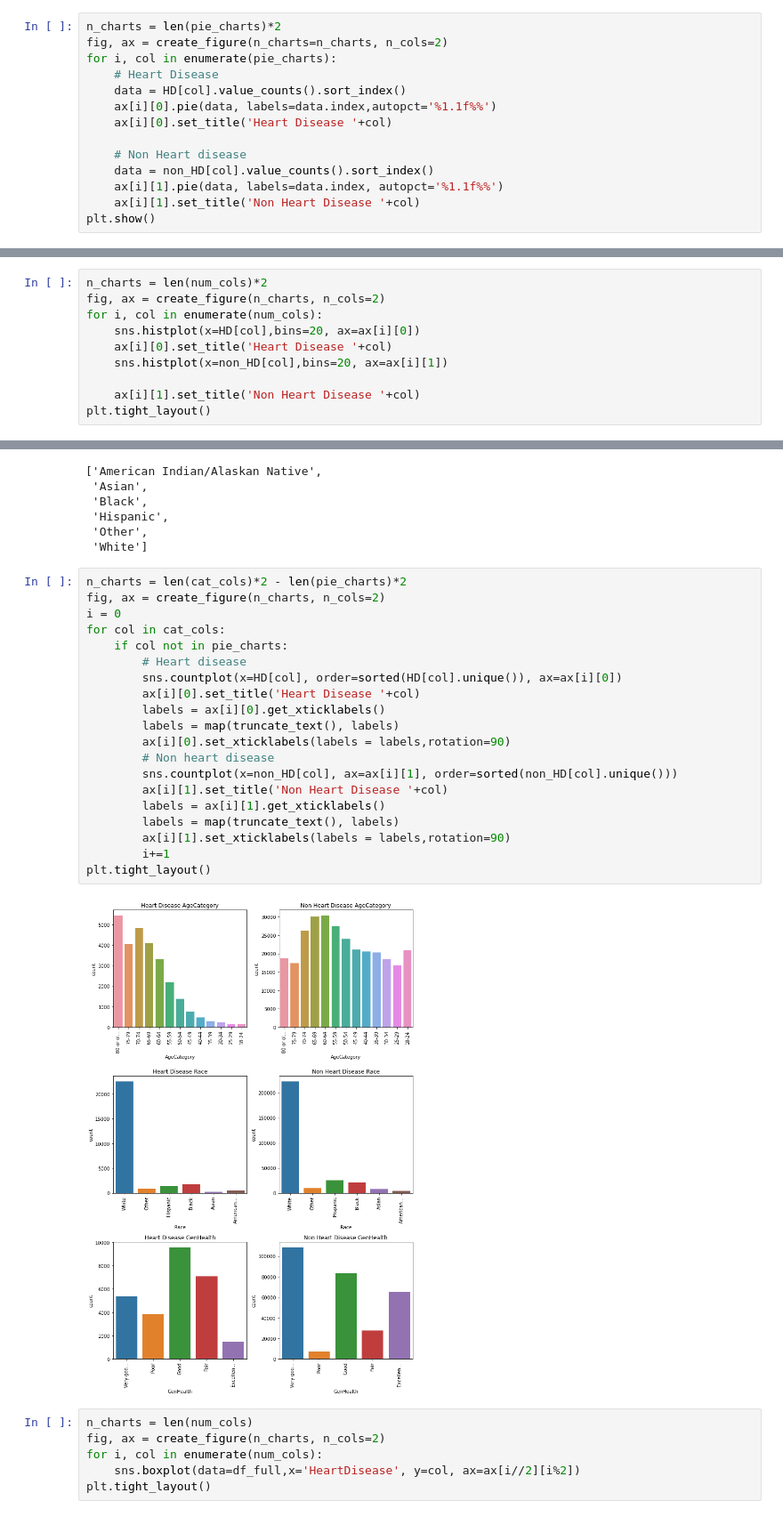
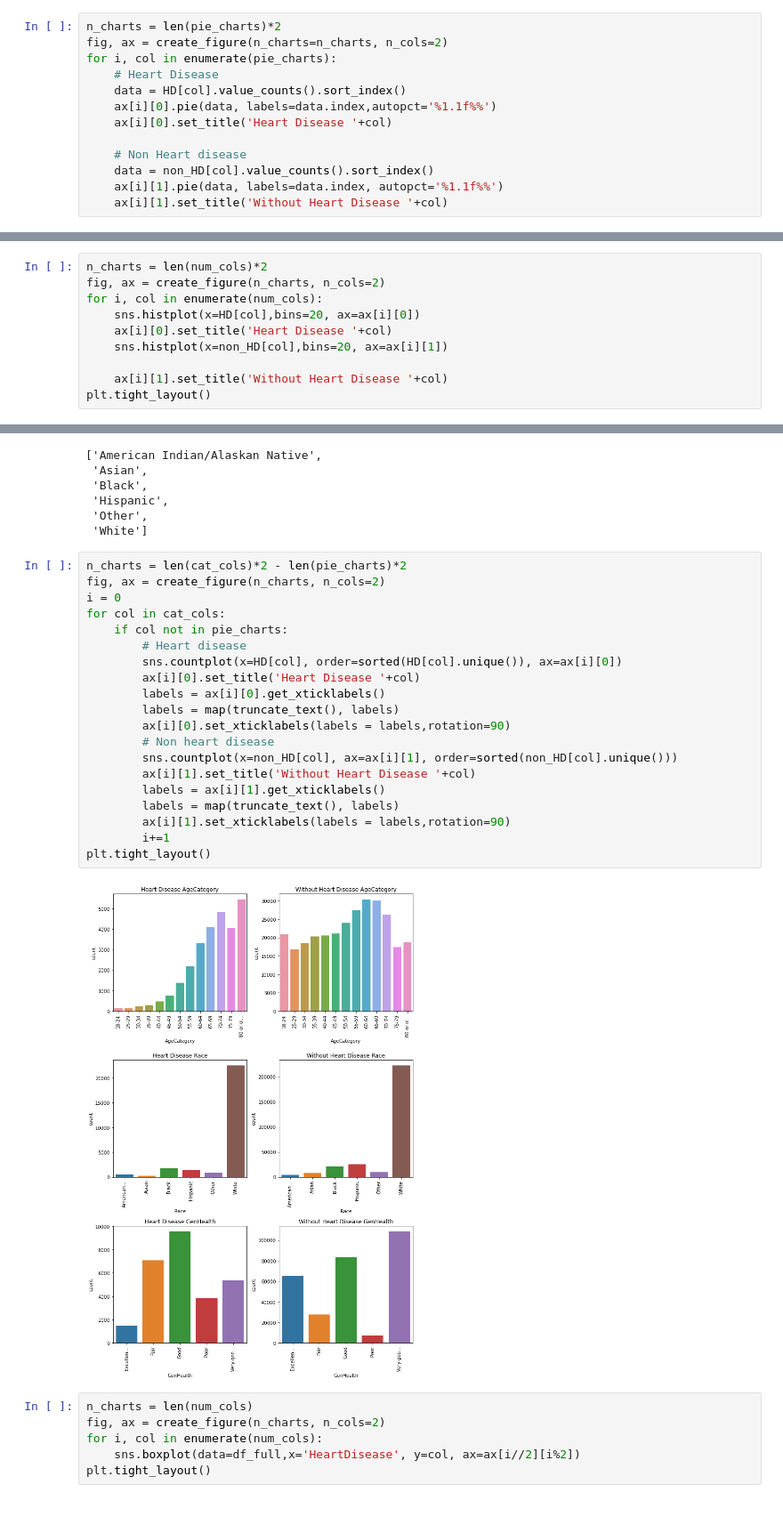
Before and after one commit to danhngan/Heart_disease, a Jupyter notebook: preprocessing.ipynb, the cells around one changed output, grey strips where cells are left out. Shown at 89% size. Cells and saved outputs as stored; diff of their text form.

```diff
--- a/preprocessing.ipynb
+++ b/preprocessing.ipynb
@@ -237,6 +237,5 @@ for i, col in enumerate(pie_charts):
     # Non Heart disease
     data = non_HD[col].value_counts().sort_index()
     ax[i][1].pie(data, labels=data.index, autopct='%1.1f%%')
-    ax[i][1].set_title('Non Heart Disease '+col)
-plt.show()
+    ax[i][1].set_title('Without Heart Disease '+col)
 # %% [output]
@@ -249,6 +248,6 @@ for i, col in enumerate(num_cols):
     ax[i][0].set_title('Heart Disease '+col)
     sns.histplot(x=non_HD[col],bins=20, ax=ax[i][1])
 
-    ax[i][1].set_title('Non Heart Disease '+col)
+    ax[i][1].set_title('Without Heart Disease '+col)
 plt.tight_layout()
 # %% [output]
@@ -265,25 +264,25 @@ sorted(non_HD['Race'].unique())
 # %%
 n_charts = len(cat_cols)*2 - len(pie_charts)*2
 fig, ax = create_figure(n_charts, n_cols=2)
 i = 0
 for col in cat_cols:
     if col not in pie_charts:
         # Heart disease
         sns.countplot(x=HD[col], order=sorted(HD[col].unique()), ax=ax[i][0])
         ax[i][0].set_title('Heart Disease '+col)
         labels = ax[i][0].get_xticklabels()
         labels = map(truncate_text(), labels)
         ax[i][0].set_xticklabels(labels = labels,rotation=90)
         # Non heart disease
         sns.countplot(x=non_HD[col], ax=ax[i][1], order=sorted(non_HD[col].unique()))
-        ax[i][1].set_title('Non Heart Disease '+col)
+        ax[i][1].set_title('Without Heart Disease '+col)
         labels = ax[i][1].get_xticklabels()
         labels = map(truncate_text(), labels)
         ax[i][1].set_xticklabels(labels = labels,rotation=90)
         i+=1
 plt.tight_layout()
 # %% [output]
-[figure, old version]
+[figure, new version]
 # %%
 n_charts = len(num_cols)
 fig, ax = create_figure(n_charts, n_cols=2)
```
Also changed, not shown: parts of 21 cells of this notebook, 4 other files.
